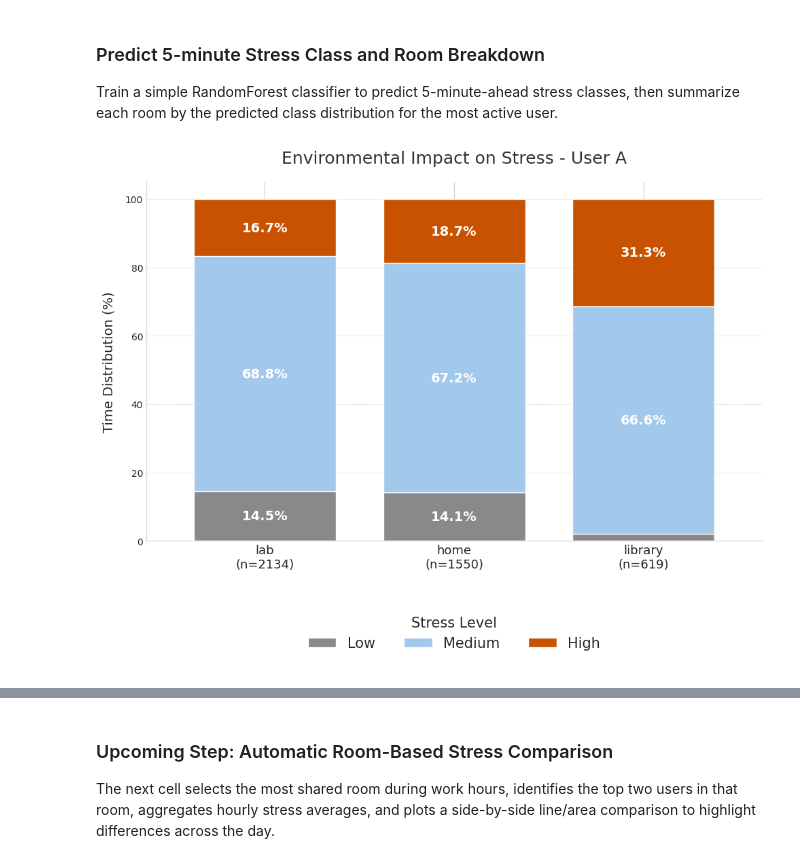
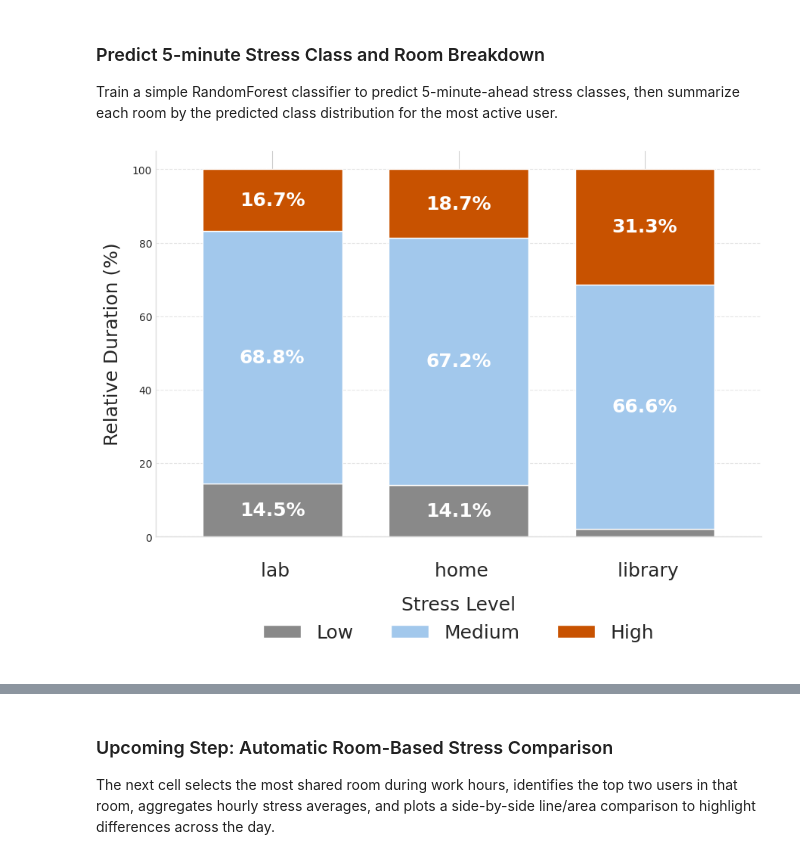
Before and after one commit to ClaudiaGalantino/eda-architecture, a Jupyter notebook: data_analysis/notebooks/model_training_classification.ipynb, the cells around one changed output, grey strips where cells are left out. Cells and saved outputs as stored; diff of their text form; code cells hidden in the pictures.

```diff
--- a/data_analysis/notebooks/model_training_classification.ipynb
+++ b/data_analysis/notebooks/model_training_classification.ipynb
@@ -907,66 +931,61 @@ total_counts = total_counts.loc[valid_rooms]  # Update counts for labels
 # Compute normalized percentages
 stress_props = stress_dist.div(stress_dist.sum(axis=1), axis=0) * 100
 # %%
-# --- Order by "Stress" ---
+# --- Order by Stress ---
 # Order bars so the most stressful rooms (more 'High') are on the right
 stress_props = stress_props.sort_values(by=['High', 'Medium'], ascending=True)
 
 # --- PLOTTING STYLE ---
 # Set a clean style
 plt.style.use('seaborn-v0_8-whitegrid')
-plt.figure(figsize=(10, 8))
+fig, ax = plt.subplots(figsize=(9, 7))
 
-# --- IMPROVEMENT 3: Custom Colors (Colorblind-friendly) ---
-# Low, Medium, High stress - using colorblind-safe palette
+# Low, Medium, High stress
 custom_colors = [cmap(0.6), cmap(0.7), cmap(0.5)]
 
-ax = stress_props.plot(
+stress_props.plot(
     kind='bar',
     stacked=True,
     color=custom_colors,
     width=0.75,
-    edgecolor='white',  # White border between segments for cleanliness
+    edgecolor='white',
     linewidth=1,
-    figsize=(10, 8),
-    ax=plt.gca()  # Use current axis
+    ax=ax
 )
 
 # Titles and labels
-plt.title(f"Environmental Impact on Stress - User A", fontsize=18, pad=20, color='#333333')
-plt.ylabel("Time Distribution (%)", fontsize=14, labelpad=10)
-plt.xlabel("", fontsize=14)  # Remove generic x label, use room names
-
-# --- IMPROVEMENT 4: Richer X-axis Labels ---
-# Add sample count (n) under the room name
-labels = [f"{room}\n(n={total_counts[room]})" for room in stress_props.index]
-ax.set_xticklabels(labels, rotation=0, fontsize=13)
+plt.ylabel("Relative Duration (%)", fontsize=18, labelpad=10)
+plt.xlabel("", fontsize=18)
+labels = [f"\n {room}" for room in stress_props.index]
+ax.set_xticklabels(labels, rotation=0, fontsize=18)
 
 # Clean legend
 plt.legend(
     title="Stress Level",
-    title_fontsize='15',
-    fontsize='15',
-    bbox_to_anchor=(0.5, -0.15),
+    title_fontsize='18',
+    fontsize='18',
+    bbox_to_anchor=(0.5, -0.08),
     loc='upper center',
     borderpad=1,
     ncol=3
 )
 
 # Grid and borders
 plt.grid(axis='y', linestyle='--', alpha=0.5)
 ax.spines['top'].set_visible(False)
 ax.spines['right'].set_visible(False)
 ax.spines['left'].set_color('#DDDDDD')
 ax.spines['bottom'].set_color('#DDDDDD')
 
 # --- Percentage Labels ---
 for c in ax.containers:
-    # Show label only if the segment is large enough (>5%) to be readable
-    labels = [f'{v.get_height():.1f}%' if v.get_height() > 5 else '' for v in c]
-    ax.bar_label(c, labels=labels, label_type='center', color='white', fontweight='bold', fontsize=14)
+    labels_val = [f'{v.get_height():.1f}%' if v.get_height() > 5 else '' for v in c]
+    ax.bar_label(c, labels=labels_val, label_type='center', color='white', fontweight='bold', fontsize=18)
 
+plt.grid(axis='y', linestyle='--', alpha=0.5)
 plt.tight_layout()
+plt.subplots_adjust(bottom=0.25)
 plt.savefig((os.path.join(str(save_path), 'stress_distribution_by_room.pdf')), dpi=300, bbox_inches='tight')
 plt.show()
 # %% [output]
-[figure, old version]
+[figure, new version]
```
Also changed, not shown: parts of 9 cells of this notebook, 6 other files.
